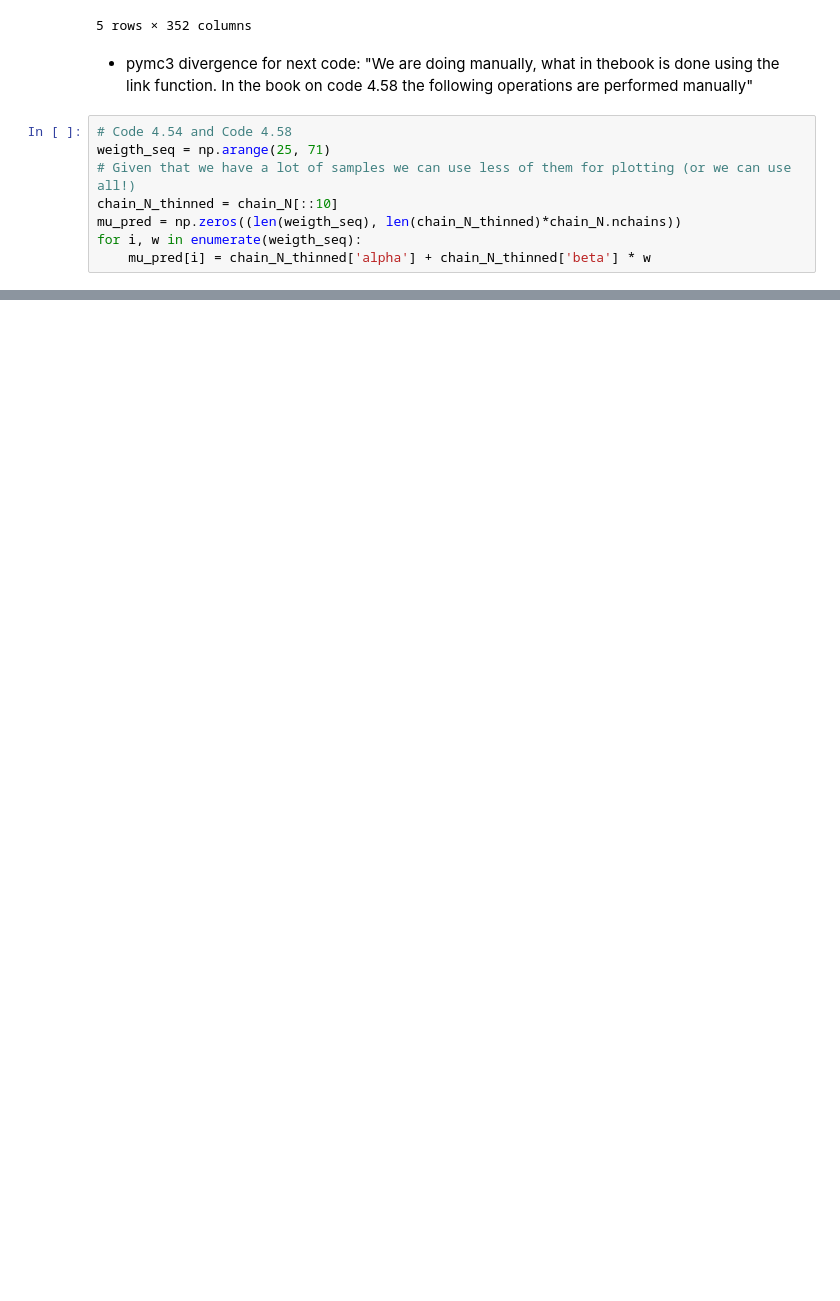
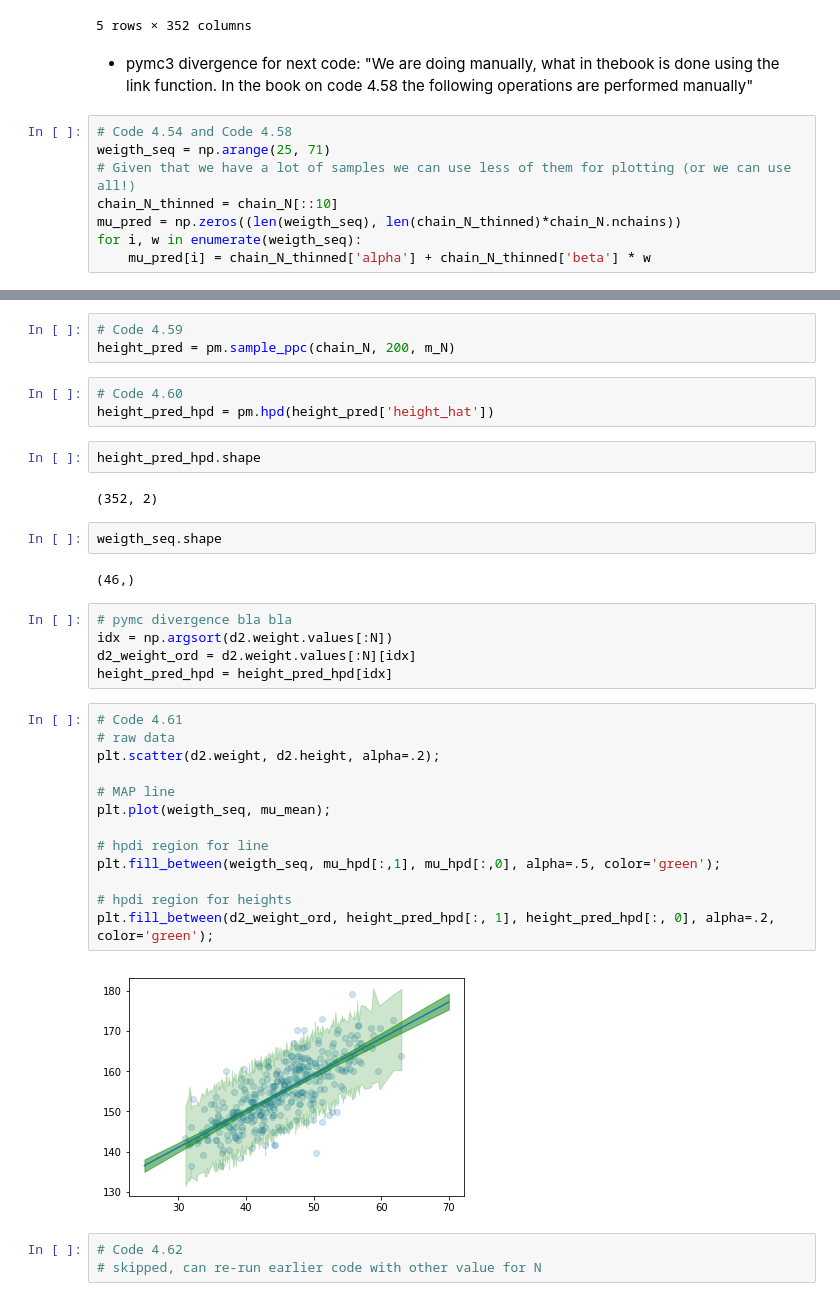
Before and after one commit to nwweber/statistical_rethinking, a Jupyter notebook: chapter_04_linear_models.ipynb, the cells around one changed output, grey strips where cells are left out. Saved outputs shown, nothing was run; the diff lists cells and outputs as text; blank space fills up the shorter version.

```diff
--- a/chapter_04_linear_models.ipynb
+++ b/chapter_04_linear_models.ipynb
@@ -714,0 +751,37 @@ for i, w in enumerate(weigth_seq):
+# %%
+# Code 4.59
+height_pred = pm.sample_ppc(chain_N, 200, m_N)
+# %%
+# Code 4.60
+height_pred_hpd = pm.hpd(height_pred['height_hat'])
+# %%
+height_pred_hpd.shape
+# %% [output]
+(352, 2)
+# %%
+weigth_seq.shape
+# %% [output]
+(46,)
+# %%
+# pymc divergence bla bla
+idx = np.argsort(d2.weight.values[:N])
+d2_weight_ord = d2.weight.values[:N][idx]
+height_pred_hpd = height_pred_hpd[idx]
+# %%
+# Code 4.61
+# raw data
+plt.scatter(d2.weight, d2.height, alpha=.2);
+
+# MAP line
+plt.plot(weigth_seq, mu_mean);
+
+# hpdi region for line
+plt.fill_between(weigth_seq, mu_hpd[:,1], mu_hpd[:,0], alpha=.5, color='green');
+
+# hpdi region for heights
+plt.fill_between(d2_weight_ord, height_pred_hpd[:, 1], height_pred_hpd[:, 0], alpha=.2, color='green');
+# %% [output]
+[figure, added]
+# %%
+# Code 4.62
+# skipped, can re-run earlier code with other value for N
```
Also changed, not shown: parts of 8 cells of this notebook.
